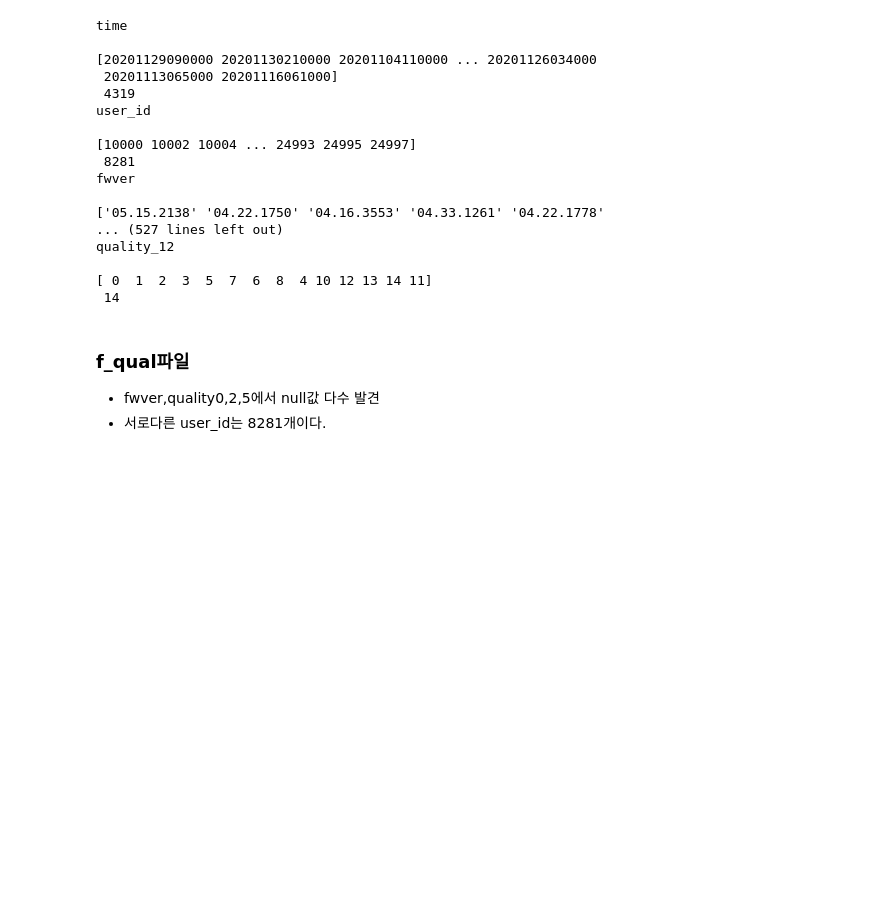
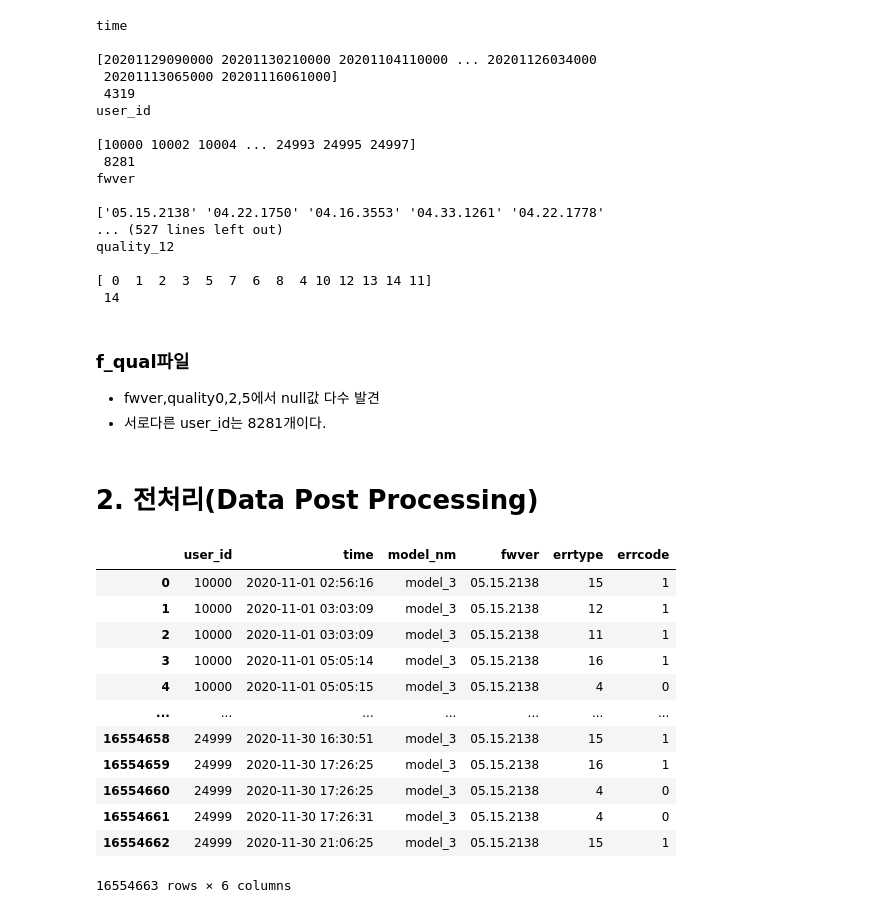
Before and after one commit to castleroad95/System-error-AI-competition, a Jupyter notebook: 불편예지.ipynb, the cells around one changed output. Cells and saved outputs as stored; diff of their text form; code cells hidden in the pictures; blank space fills up the shorter version.

```diff
--- a/불편예지.ipynb
+++ b/불편예지.ipynb
@@ -227,3 +227,5 @@ quality_12
 
 - fwver,quality0,2,5에서 null값 다수 발견
 - 서로다른 user_id는 8281개이다.
+# %% [markdown]
+# 2. 전처리(Data Post Processing)
@@ -229,0 +246,16 @@ quality_12
+# %%
+change_time(f_err)
+# %% [output]
+|  | user_id | time | model_nm | fwver | errtype | errcode |
+| 0 | 10000 | 2020-11-01 02:56:16 | model_3 | 05.15.2138 | 15 | 1 |
+| 1 | 10000 | 2020-11-01 03:03:09 | model_3 | 05.15.2138 | 12 | 1 |
+| 2 | 10000 | 2020-11-01 03:03:09 | model_3 | 05.15.2138 | 11 | 1 |
+| 3 | 10000 | 2020-11-01 05:05:14 | model_3 | 05.15.2138 | 16 | 1 |
+| 4 | 10000 | 2020-11-01 05:05:15 | model_3 | 05.15.2138 | 4 | 0 |
+| ... | ... | ... | ... | ... | ... | ... |
+| 16554658 | 24999 | 2020-11-30 16:30:51 | model_3 | 05.15.2138 | 15 | 1 |
+| 16554659 | 24999 | 2020-11-30 17:26:25 | model_3 | 05.15.2138 | 16 | 1 |
+| 16554660 | 24999 | 2020-11-30 17:26:25 | model_3 | 05.15.2138 | 4 | 0 |
+| 16554661 | 24999 | 2020-11-30 17:26:31 | model_3 | 05.15.2138 | 4 | 0 |
+| 16554662 | 24999 | 2020-11-30 21:06:25 | model_3 | 05.15.2138 | 15 | 1 |
+16554663 rows × 6 columns
```
Also changed, not shown: parts of 15 cells of this notebook.
